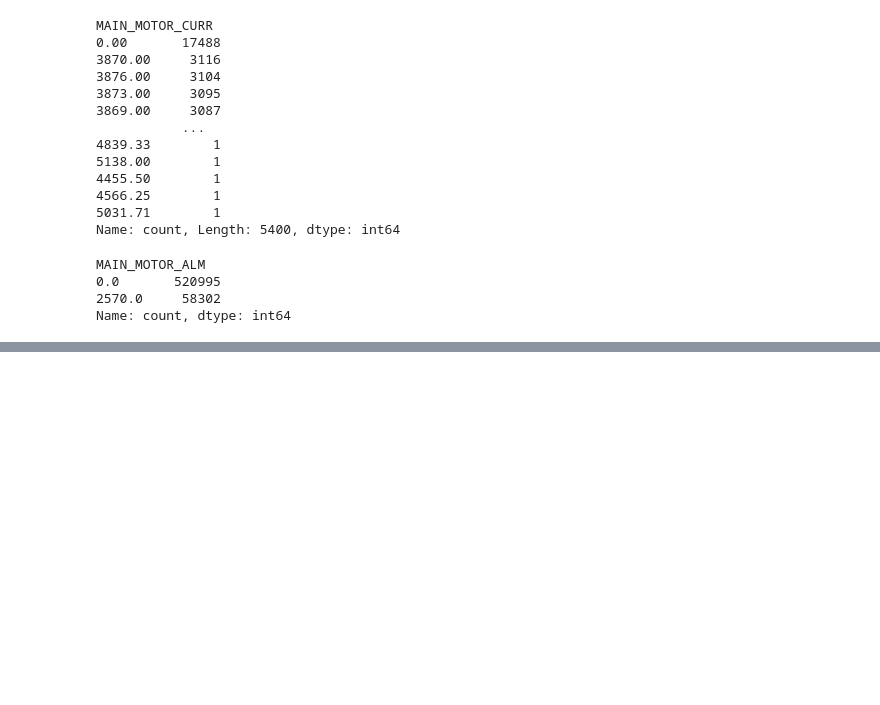
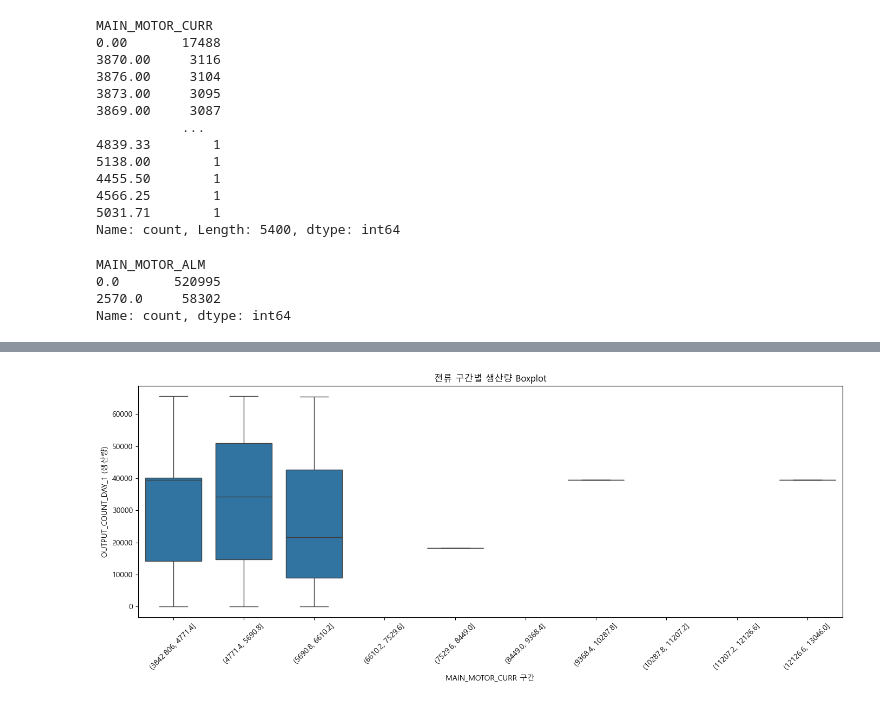
Before and after one commit to 3datathon/datathon, a Jupyter notebook: notebook/SY/curr.ipynb, the cells around one changed output, grey strips where cells are left out. Saved outputs shown, nothing was run; the diff lists cells and outputs as text; code cells hidden in the pictures; blank space fills up the shorter version.

```diff
--- a/notebook/SY/curr.ipynb
+++ b/notebook/SY/curr.ipynb
@@ -44,0 +90,15 @@ Name: count, dtype: int64
+# %%
+df2 = pd.read_csv('cycle_31.csv')
+# %%
+df2['CURR_BIN'] = pd.cut(df2['MAIN_MOTOR_CURR'], bins=10)
+
+plt.figure(figsize=(14, 6))
+sns.boxplot(x='CURR_BIN', y='OUTPUT_COUNT_DAY_1', data=df2)
+plt.title("전류 구간별 생산량 Boxplot")
+plt.xlabel("MAIN_MOTOR_CURR 구간")
+plt.ylabel("OUTPUT_COUNT_DAY_1 (생산량)")
+plt.xticks(rotation=45)
+plt.tight_layout()
+plt.show()
+# %% [output]
+[figure, added]
```
Also changed, not shown: parts of 7 cells of this notebook, 8 other files.
